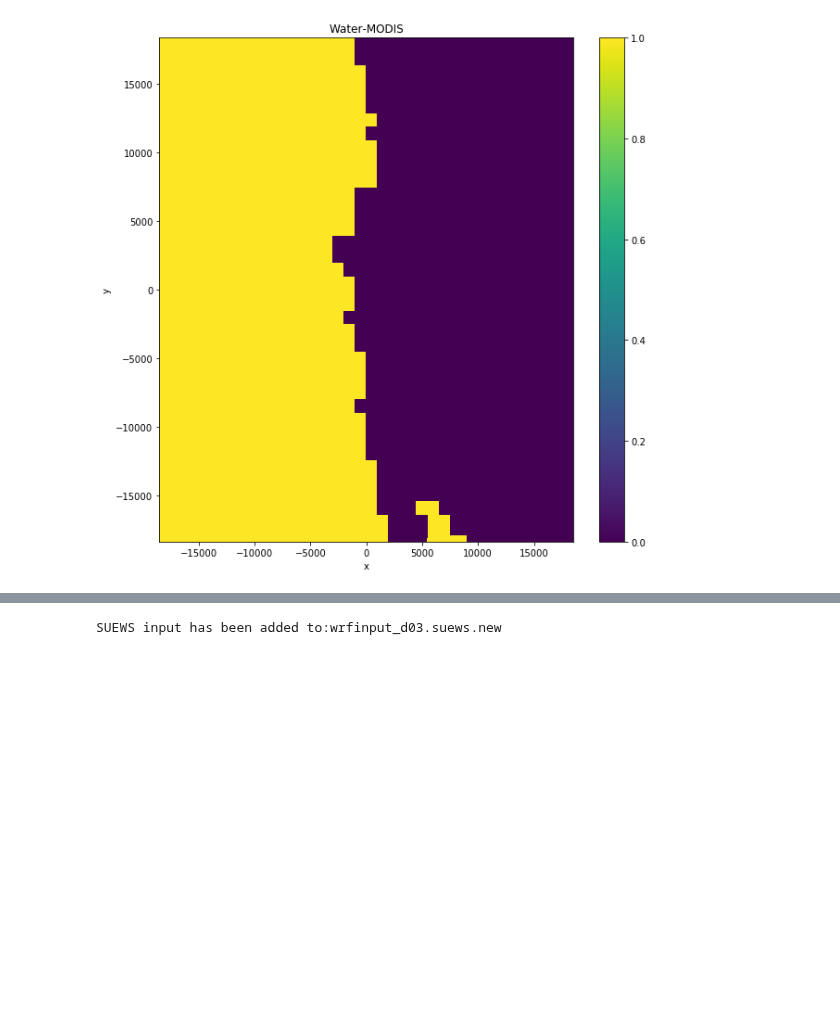
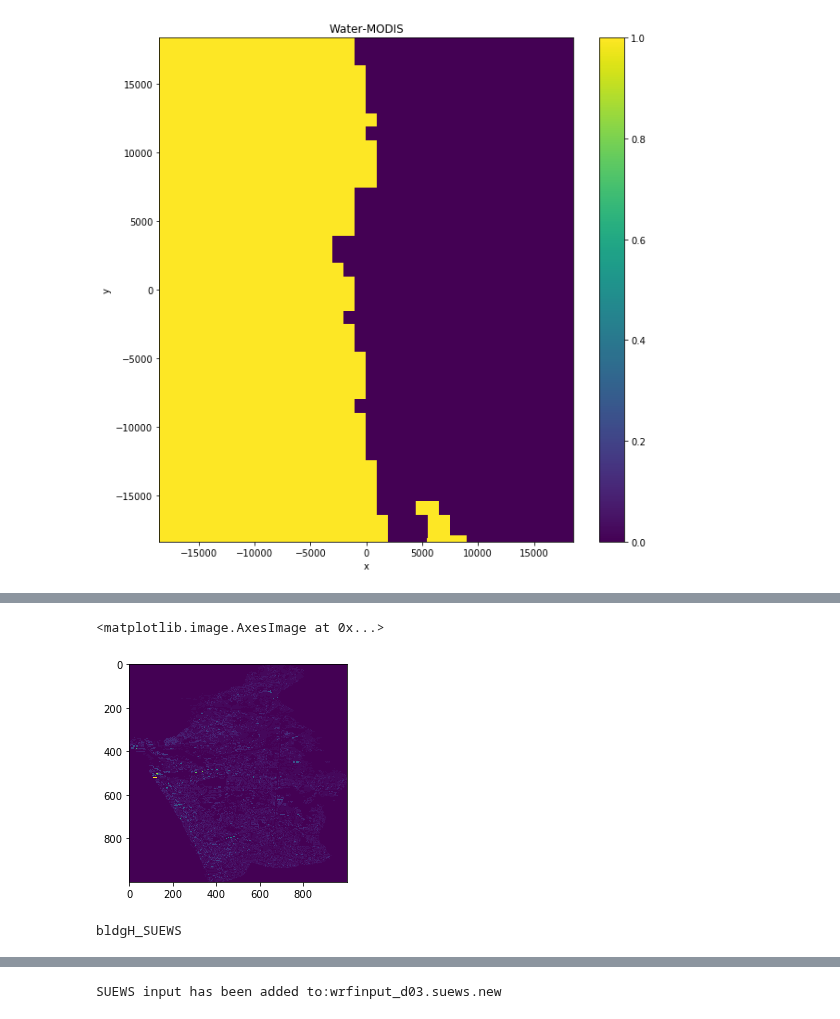
Before and after one commit to Urban-Meteorology-Reading/WRF-SUEWS, a Jupyter notebook: input-processor/pre-processor-SL/Other_modifies/Colombo/land_use.ipynb, the cells around one changed output, grey strips where cells are left out. Cells and saved outputs as stored; diff of their text form; code cells hidden in the pictures; blank space fills up the shorter version.

```diff
--- a/input-processor/pre-processor-SL/Other_modifies/Colombo/land_use.ipynb
+++ b/input-processor/pre-processor-SL/Other_modifies/Colombo/land_use.ipynb
@@ -115,0 +180,6 @@ pc_plot(wrf_X, wrf_Y,ds_base['LANDUSEF'].values[0,16,:,:],'Water-Modified')
+# %%
+rst=rasterio.open('rasterized.tif',mode='r+')
+plt.imshow(rst.read(1))
+# %% [output]
+<matplotlib.image.AxesImage at 0x...>
+[figure, added]
@@ -115,0 +221,16 @@ pc_plot(wrf_X, wrf_Y,ds_base['LANDUSEF'].values[0,16,:,:],'Water-Modified')
+# %%
+names=['bldgH_SUEWS']
+new_all={}
+for name in names:
+    print(name)
+    new_0=regrid_lower_2(Ds,wrf_X,wrf_Y,x3,y3)
+    new_all[name]=new_0
+
+    ds_var=ds_base[name.upper()].values[0,:,:]
+    ds_var[~np.isnan(new_0)]=new_0[~np.isnan(new_0)]
+    zz=ds_base[name.upper()].values[0,:,:]
+    zz[zz<0]=0
+    zz[np.isnan(new_0) & (zz!=0)]=np.mean(zz[~np.isnan(new_0)])
+    ds_base[name.upper()].values[0,:,:]=zz
+# %% [output]
+bldgH_SUEWS
```
Also changed, not shown: parts of 14 cells of this notebook, 21 other files.
